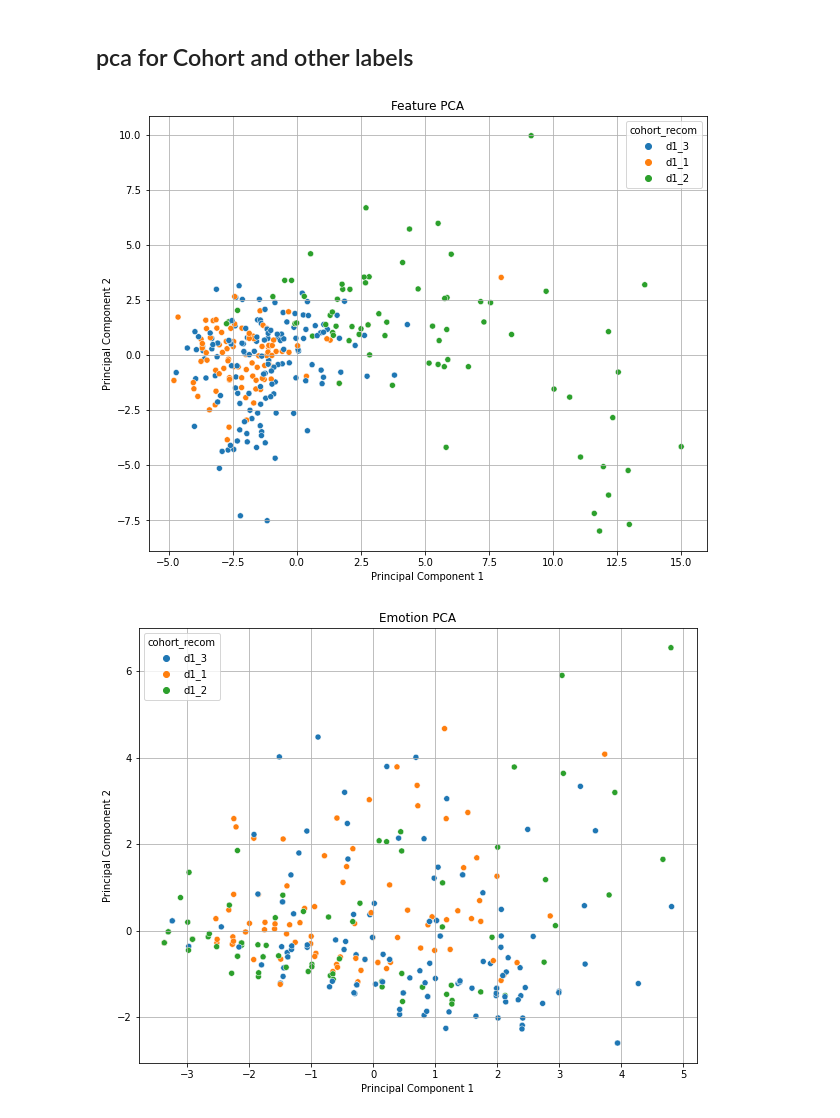
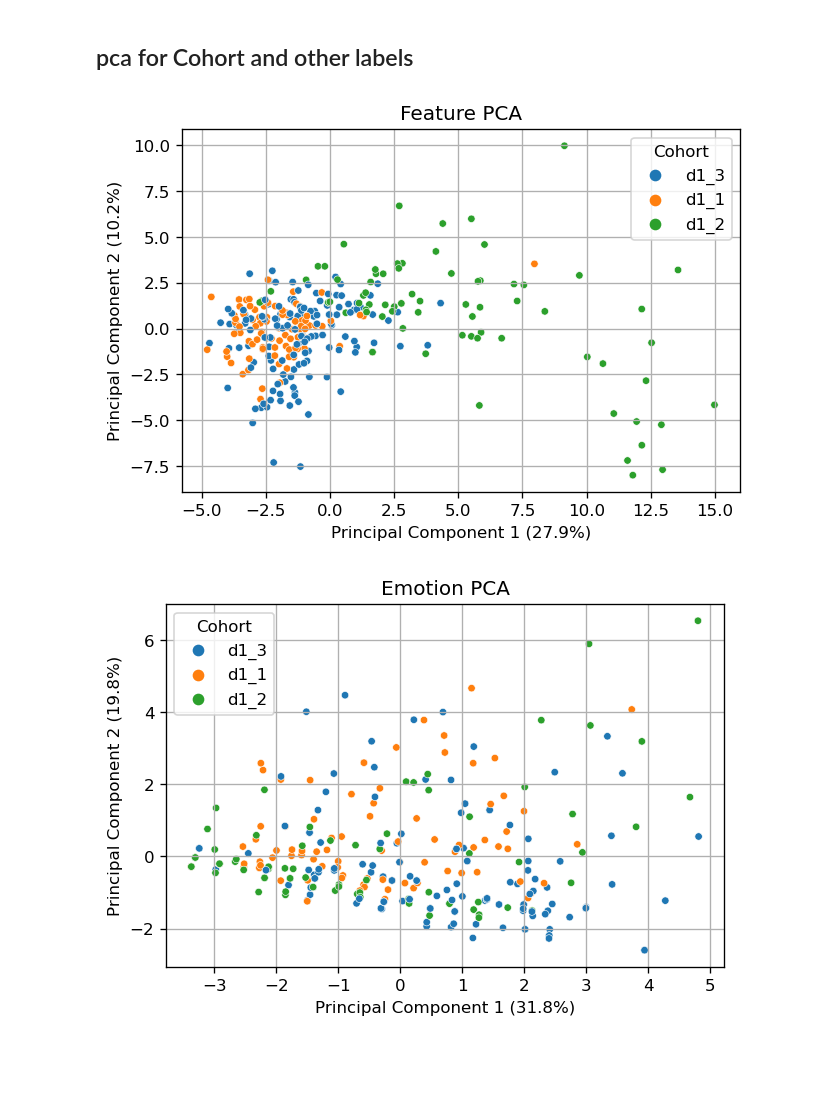
Before and after one commit to Zzanis/Case_1, a Jupyter notebook: case2_explore_Adomas.ipynb, the cells around one changed output. Saved outputs shown, nothing was run; the diff lists cells and outputs as text; code cells hidden in the pictures; blank space fills up the shorter version.

Commit message:
stopped at loading plot for cohort

```diff
--- a/case2_explore_Adomas.ipynb
+++ b/case2_explore_Adomas.ipynb
@@ -96,37 +96,38 @@ feature_df = data[feature_cols].copy()
 emo_df = data[emotion_cols].copy()
 combo_df = data[feature_cols+emotion_cols].copy()
 
 # Scaler Instance
 scaler = StandardScaler()
 #recombine cohort 3
 data['cohort_recom'] = data.Cohort.str.split('_', expand=True)[1]
 data['cohort_recom'] = data.cohort_recom.astype(int).apply(lambda x: 'd1_3' if x >= 3 else f'd1_{x}')
 
 # choose labeling target
 target = 'cohort_recom'
 
 
-for df, label in zip([feature_df, emo_df, combo_df],['Feature PCA','Emotion PCA', 'Full PCA']):
+for df, label in zip([feature_df, emo_df, combo_df],['Feature PCA','Emotion PCA', 'PCA Score Plot']):
     df_scaled = scaler.fit_transform(df)
 
     # Apply PCA
     pca = PCA(n_components=2)  # Adjust based on your analysis
     principal_components = pca.fit_transform(df_scaled)
 
 
 
     # Create a DataFrame for plotting
     pca_df = pd.DataFrame(data=principal_components, columns=['PC1', 'PC2'])
     pca_df[target] = data[target]#.apply(lambda x: 'yes' if x == 1 else 'no')
     # Plotting PCA results color-coded by emotion
-    plt.figure(figsize=(10, 8))
-    scatter = sns.scatterplot(x=pca_df['PC1'], y=pca_df['PC2'], hue=pca_df[target])
-    plt.xlabel('Principal Component 1')
-    plt.ylabel('Principal Component 2')
+    fig, ax = plt.subplots(figsize=(6, 4), dpi = 120)
+    scatter = sns.scatterplot(x=pca_df['PC1'], y=pca_df['PC2'], hue=pca_df[target],s=20)
+    plt.xlabel(f'Principal Component 1 ({round(pca.explained_variance_ratio_[0] * 100, 1)}%)')
+    plt.ylabel(f'Principal Component 2 ({round(pca.explained_variance_ratio_[1] * 100, 1)}%)')
     plt.title(f'{label}')
+    plt.legend(title = 'Cohort')
     #plt.colorbar(scatter)
     plt.grid(True)
     plt.show()
 # %% [output]
-[figure, old version]
+[figure, new version]
-[figure, old version]
+[figure, new version]
```
Also changed, not shown: parts of 17 cells of this notebook, 3 other files.
